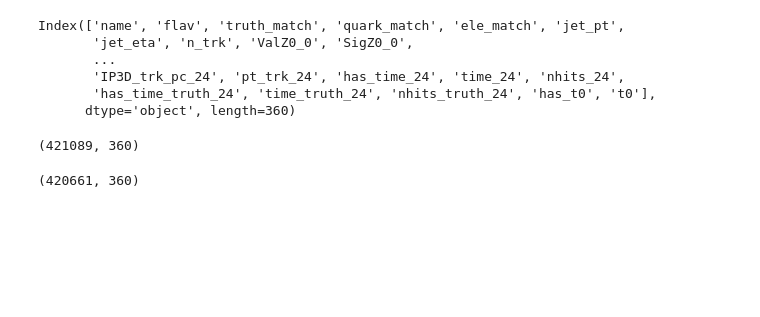
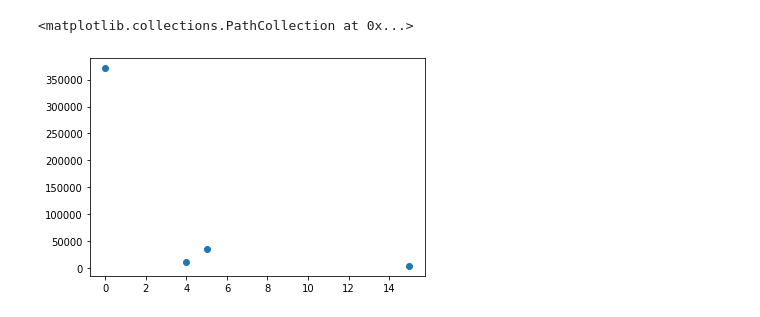
Before and after one commit to chiara-rizzi/track_time, a Jupyter notebook: test_training.ipynb, the cells around one changed output. Cells and saved outputs as stored; diff of their text form; code cells hidden in the pictures; blank space fills up the shorter version.

```diff
--- a/test_training.ipynb
+++ b/test_training.ipynb
@@ -19,4 +31,4 @@ def check_null(df):
         if df[col].isna().sum() >0:
             print(col, ':', df[col].isna().sum())
 # %%
-df = pd.read_csv('../input/output_print_1683.csv')
+df_original = pd.read_csv('../input/output_print_1683.csv')
@@ -32,22 +35,10 @@ df.head(5)
-# %%
-df.columns
-# %% [output]
-Index(['name', 'flav', 'truth_match', 'quark_match', 'ele_match', 'jet_pt',
-       'jet_eta', 'n_trk', 'ValZ0_0', 'SigZ0_0',
-       ...
-       'IP3D_trk_pc_24', 'pt_trk_24', 'has_time_24', 'time_24', 'nhits_24',
-       'has_time_truth_24', 'time_truth_24', 'nhits_truth_24', 'has_t0', 't0'],
-      dtype='object', length=360)
-# %%
-df.shape
-# %% [output]
-(421089, 360)
 # %%
 # remove rows with NaN (originating e.g. from empty lines in input file)
-df = df[df['flav'].notna()]
+df_original = df_original[df_original['flav'].notna()]
-# %%
-df.shape
-# %% [output]
-(420661, 360)
 # %%
 # check_null(df)
+# %%
+plt.scatter(df_original['flav'].value_counts().index, df_original['flav'].value_counts())
+# %% [output]
+<matplotlib.collections.PathCollection at 0x...>
+[figure, added]
```
Also changed, not shown: parts of 33 cells of this notebook.
